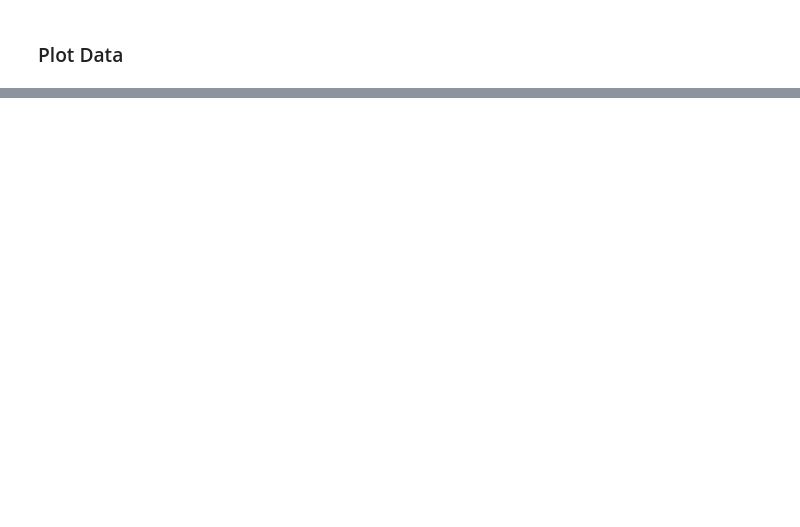
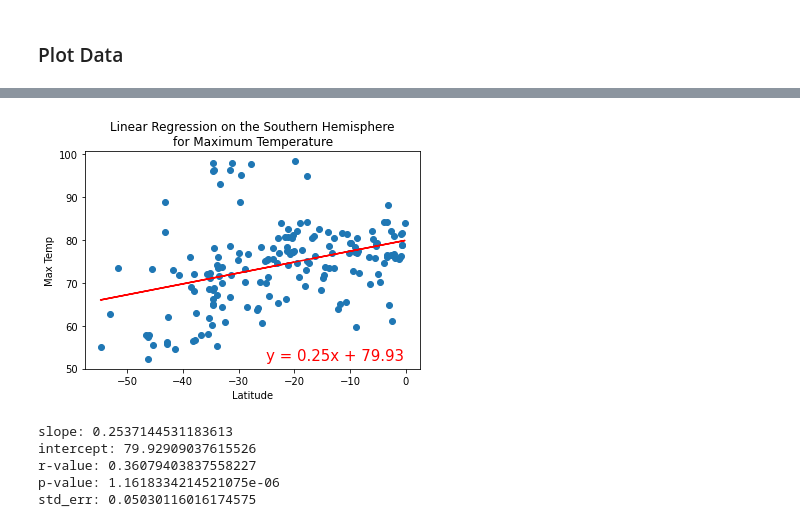
Before and after one commit to DavidGGonzalez/World_Weather_Analysis, a Jupyter notebook: WeatherPy.ipynb, the cells around one changed output, grey strips where cells are left out. Drawn from its saved outputs; the diff is of its cells as text; code cells hidden in the pictures; blank space fills up the shorter version.

```diff
--- a/WeatherPy.ipynb
+++ b/WeatherPy.ipynb
@@ -342,0 +481,14 @@ plt.show()
+# %%
+# Create a Linear regression for the Southern Hemisphere
+x_values = southern_hemi_df["Lat"]
+y_values = southern_hemi_df["Max Temp"]
+
+# Call the function that plots the values
+plot_linear_regression(x_values,y_values,f'Linear Regression on the Southern Hemisphere\nfor Maximum Temperature','Max Temp',(-25,52))
+# %% [output]
+[figure, added]
+slope: 0.2537144531183613
+intercept: 79.92909037615526
+r-value: 0.36079403837558227
+p-value: 1.1618334214521075e-06
+std_err: 0.05030116016174575
```
Also changed, not shown: parts of 22 cells of this notebook, 1 other file.
